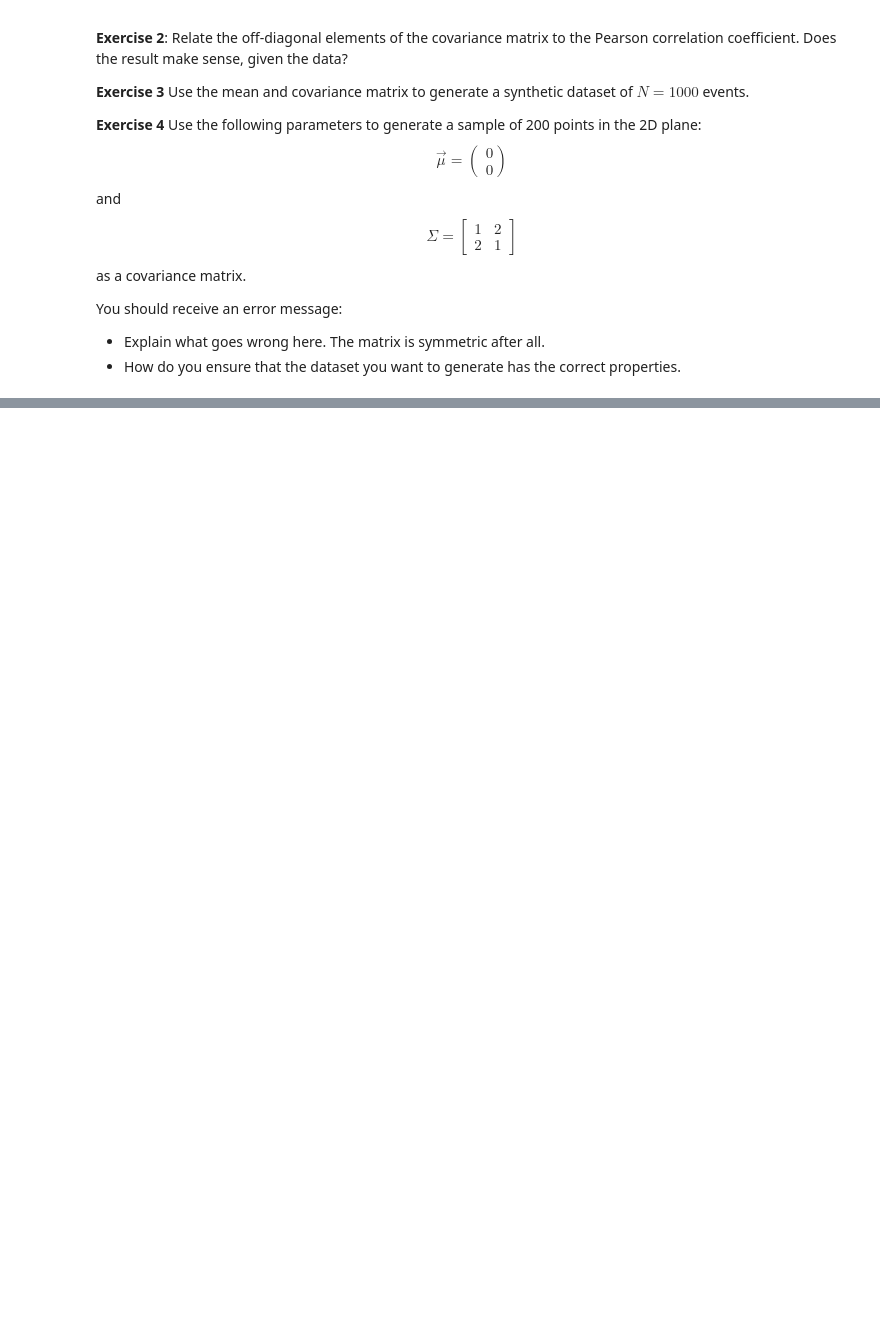
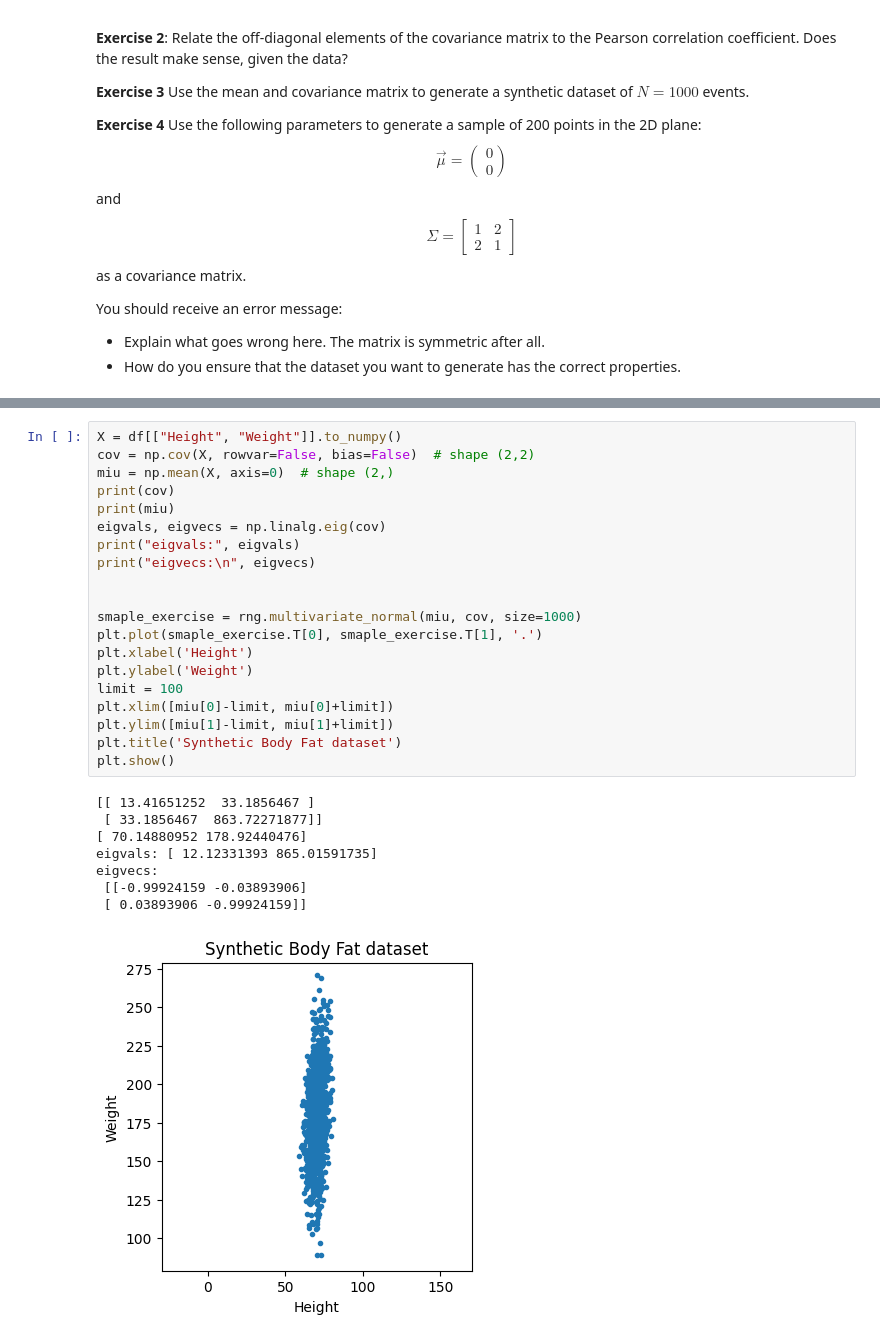
Before and after one commit to SHIRUIZHAOIILLiil/ml-exercise, a Jupyter notebook: part2/COMP3611 - Estimating mean and covariance from multivariate normal distributed data.ipynb, the cells around one changed output, grey strips where cells are left out. Drawn from its saved outputs; the diff is of its cells as text; blank space fills up the shorter version.

Commit message:
review of part 2 estimating mean and covariance

```diff
--- a/part2/COMP3611 - Estimating mean and covariance from multivariate normal distributed data.ipynb
+++ b/part2/COMP3611 - Estimating mean and covariance from multivariate normal distributed data.ipynb
@@ -172,3 +173,32 @@ plt.tight_layout()
 plt.show()
 # %% [output]
 [figure]
+# %%
+X = df[["Height", "Weight"]].to_numpy()
+cov = np.cov(X, rowvar=False, bias=False)  # shape (2,2)
+miu = np.mean(X, axis=0)  # shape (2,)
+print(cov)
+print(miu)
+eigvals, eigvecs = np.linalg.eig(cov)
+print("eigvals:", eigvals)
+print("eigvecs:\n", eigvecs)
+
+
+smaple_exercise = rng.multivariate_normal(miu, cov, size=1000)
+plt.plot(smaple_exercise.T[0], smaple_exercise.T[1], '.')
+plt.xlabel('Height')
+plt.ylabel('Weight')
+limit = 100
+plt.xlim([miu[0]-limit, miu[0]+limit])
+plt.ylim([miu[1]-limit, miu[1]+limit])
+plt.title('Synthetic Body Fat dataset')
+plt.show()
+# %% [output]
+[[ 13.41651252  33.1856467 ]
+ [ 33.1856467  863.72271877]]
+[ 70.14880952 178.92440476]
+eigvals: [ 12.12331393 865.01591735]
+eigvecs:
+ [[-0.99924159 -0.03893906]
+ [ 0.03893906 -0.99924159]]
+[figure, added]
```
Also changed, not shown: parts of 2 cells of this notebook, 1 other file.
